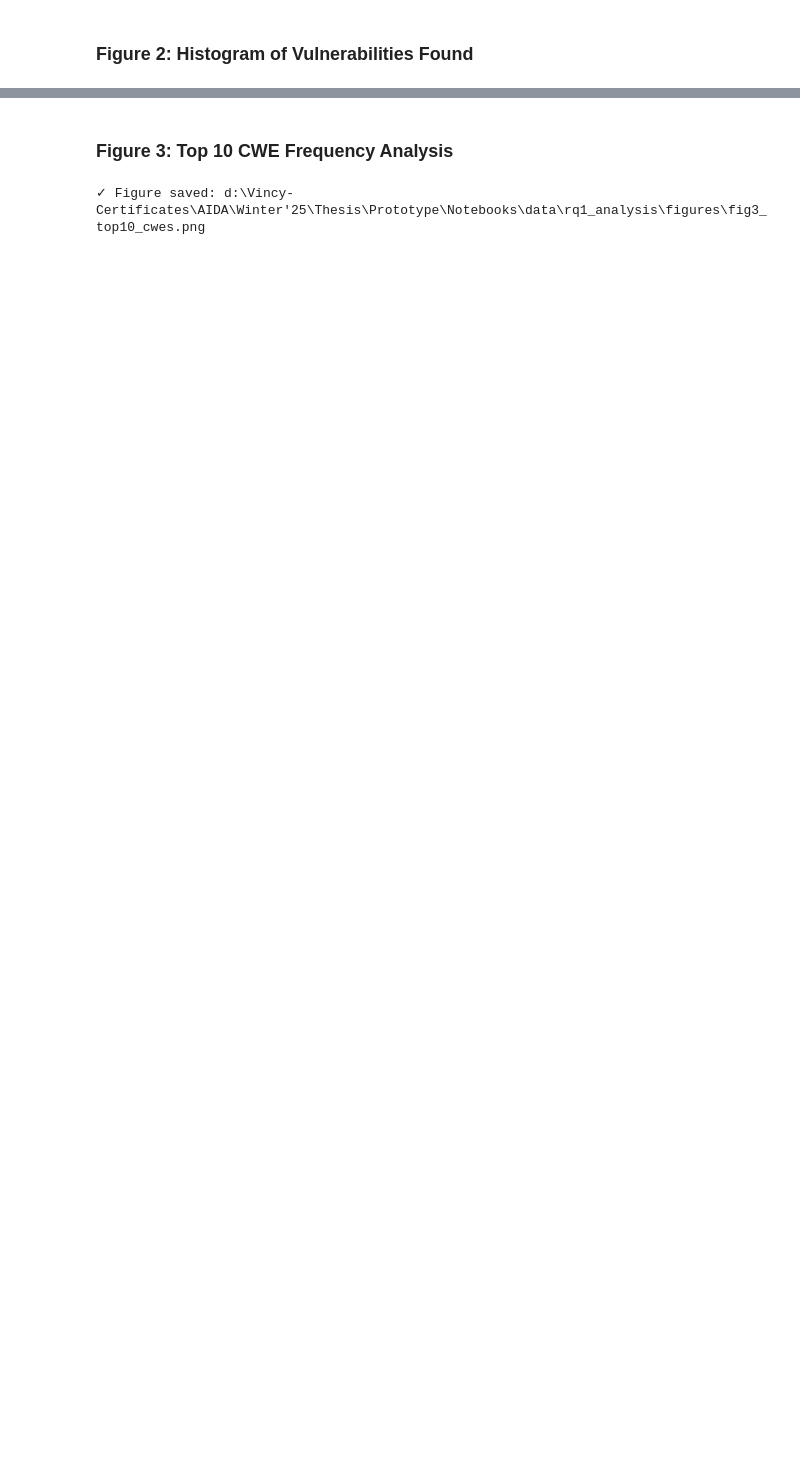
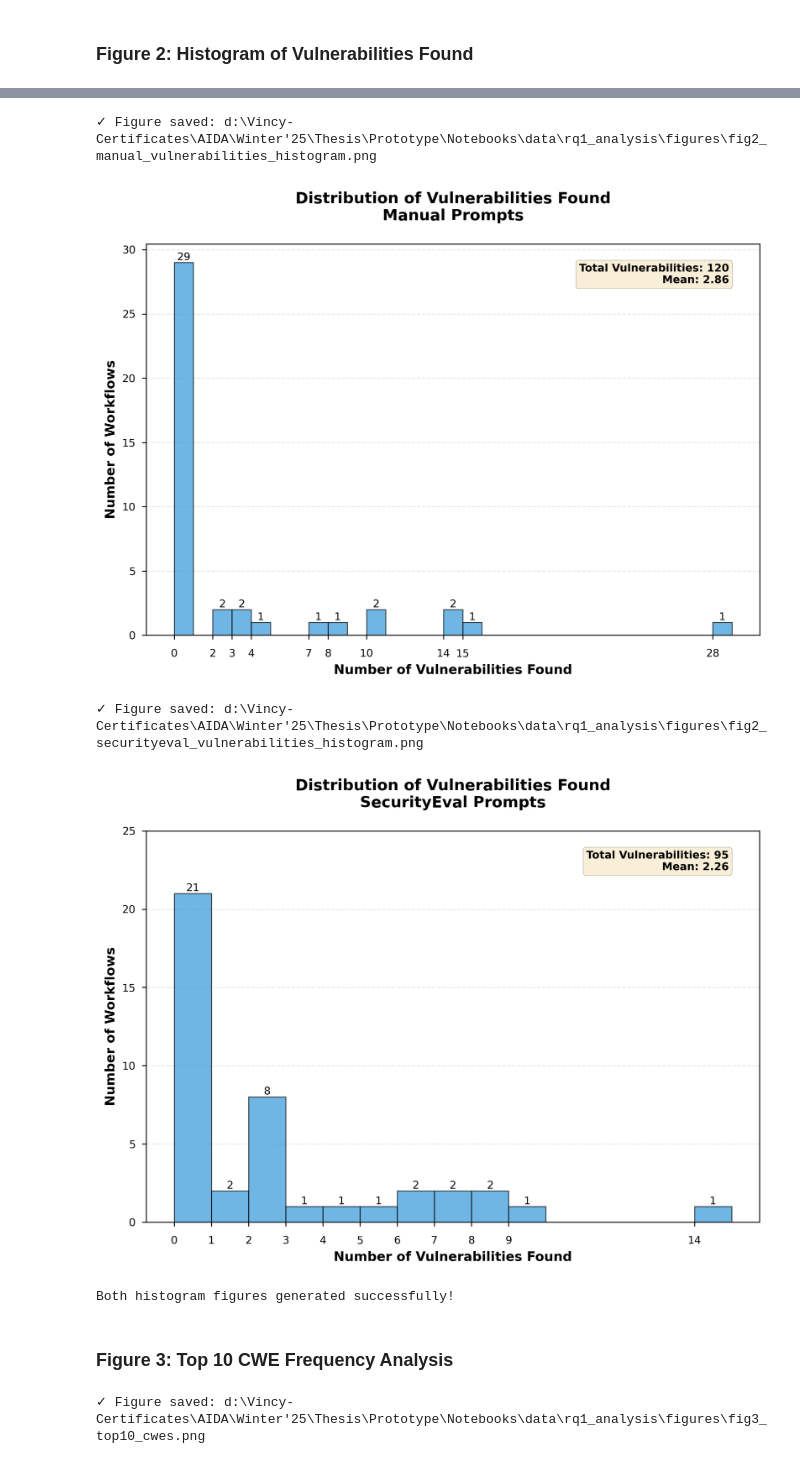
Before and after one commit to VincyMethasseryJacob/Prototype, a Jupyter notebook: Notebooks/02_rq1_descriptive_analysis.ipynb, the cells around one changed output, grey strips where cells are left out. Cells and saved outputs as stored; diff of their text form; code cells hidden in the pictures; blank space fills up the shorter version.

```diff
--- a/Notebooks/02_rq1_descriptive_analysis.ipynb
+++ b/Notebooks/02_rq1_descriptive_analysis.ipynb
@@ -328,3 +382,79 @@ plt.show()
+# %%
+# Create separate histograms for each prompt type
+for prompt_type in ['Manual', 'SecurityEval']:
+    fig, ax = plt.subplots(figsize=(8, 6))
+
+    df_subset = df[df['prompt_type'] == prompt_type]
+
+    if len(df_subset) > 0:
+        # Get max value safely
+        max_val = int(df_subset['vulnerabilities_found'].max())
+        if pd.isna(max_val) or max_val < 0:
+            max_val = 0
+
+        # Create histogram
+        counts, bins, patches = ax.hist(df_subset['vulnerabilities_found'],
+                                         bins=range(0, max_val + 2),
+                                         color='#3498db', alpha=0.7, edgecolor='black', linewidth=0.8)
+
+        # Add value labels on bars
+        for count, patch in zip(counts, patches):
+            if count > 0:
+                height = patch.get_height()
+                ax.text(patch.get_x() + patch.get_width()/2., height,
+                        f'{int(count)}',
+                        ha='center', va='bottom', fontsize=9)
+
+        # Only show x-ticks where there are actual bars (non-zero counts)
+        x_ticks_with_data = [int(bins[i]) for i, count in enumerate(counts) if count > 0]
+        ax.set_xticks(x_ticks_with_data)
+        ax.set_xticklabels(x_ticks_with_data, fontsize=9)
+        ax.tick_params(axis='x', pad=8)  # Add spacing between x-axis and labels
+
+        ax.set_xlabel('Number of Vulnerabilities Found', fontweight='bold', fontsize=11)
+        ax.set_ylabel('Number of Workflows', fontweight='bold', fontsize=11)
+        ax.set_title(f'Distribution of Vulnerabilities Found\n{prompt_type} Prompts',
+                     fontweight='bold', pad=20, fontsize=13)
+        ax.grid(axis='y', alpha=0.3, linestyle='--')
+        ax.set_axisbelow(True)
+
+        # Set y-axis to show specific ticks for SecurityEval
+        if prompt_type == 'SecurityEval':
+            ax.set_yticks([0, 5, 10, 15, 20, 25])
+            ax.set_yticklabels([0, 5, 10, 15, 20, 25], fontsize=9)
+
+        # Add statistics text box with bold labels
+        total_vulns = df_subset['vulnerabilities_found'].sum()
+        mean_vulns = df_subset['vulnerabilities_found'].mean()
+        stats_text = f"Total Vulnerabilities: {int(total_vulns)}\nMean: {mean_vulns:.2f}"
+        ax.text(0.95, 0.95, stats_text, transform=ax.transAxes,
+                verticalalignment='top', horizontalalignment='right',
+                bbox=dict(boxstyle='round', facecolor='wheat', alpha=0.5),
+                fontsize=9, fontweight='bold')
+    else:
+        ax.text(0.5, 0.5, f'No data available for {prompt_type}',
+                ha='center', va='center', transform=ax.transAxes)
+        ax.set_xlabel('Number of Vulnerabilities Found', fontweight='bold', fontsize=11)
+        ax.set_ylabel('Number of Workflows', fontweight='bold', fontsize=11)
+        ax.set_title(f'Distribution of Vulnerabilities Found\n{prompt_type} Prompts',
+                     fontweight='bold', pad=20, fontsize=13)
+
+    plt.tight_layout()
+
+    # Save figure with prompt type in filename
+    fig_path = FIGURES_DIR / f'fig2_{prompt_type.lower()}_vulnerabilities_histogram.png'
+    plt.savefig(fig_path, bbox_inches='tight', dpi=300)
+    print(f"✓ Figure saved: {fig_path}")
+
+    plt.show()
+
+print("\nBoth histogram figures generated successfully!")
+# %% [output]
+✓ Figure saved: d:\Vincy-Certificates\AIDA\Winter'25\Thesis\Prototype\Notebooks\data\rq1_analysis\figures\fig2_manual_vulnerabilities_histogram.png
+[figure, added]
+✓ Figure saved: d:\Vincy-Certificates\AIDA\Winter'25\Thesis\Prototype\Notebooks\data\rq1_analysis\figures\fig2_securityeval_vulnerabilities_histogram.png
+[figure, added]
+Both histogram figures generated successfully!
 # %% [markdown]
 ### Figure 3: Top 10 CWE Frequency Analysis
 # %%
```
Also changed, not shown: parts of 13 cells of this notebook, 26 other files.
